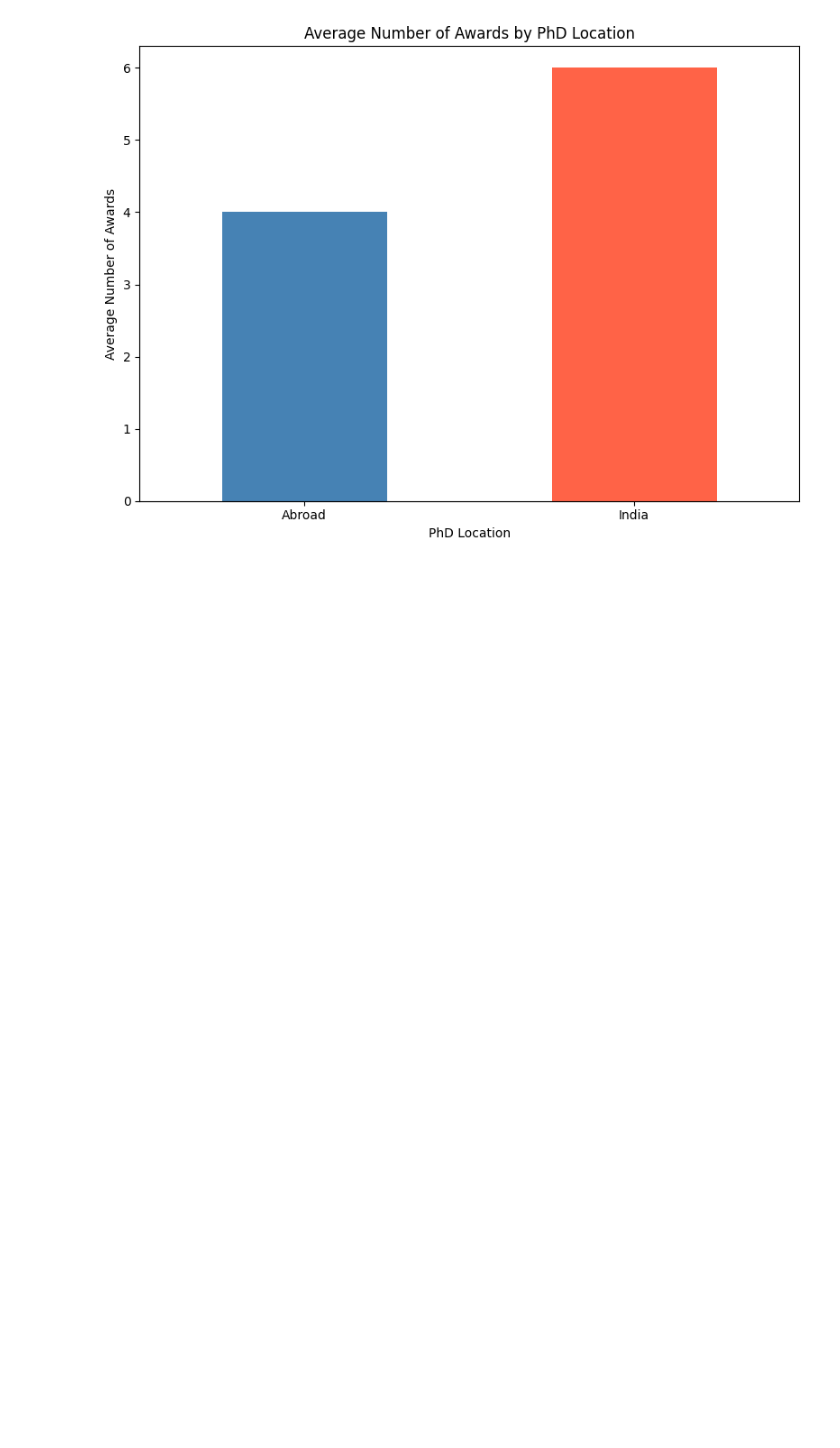
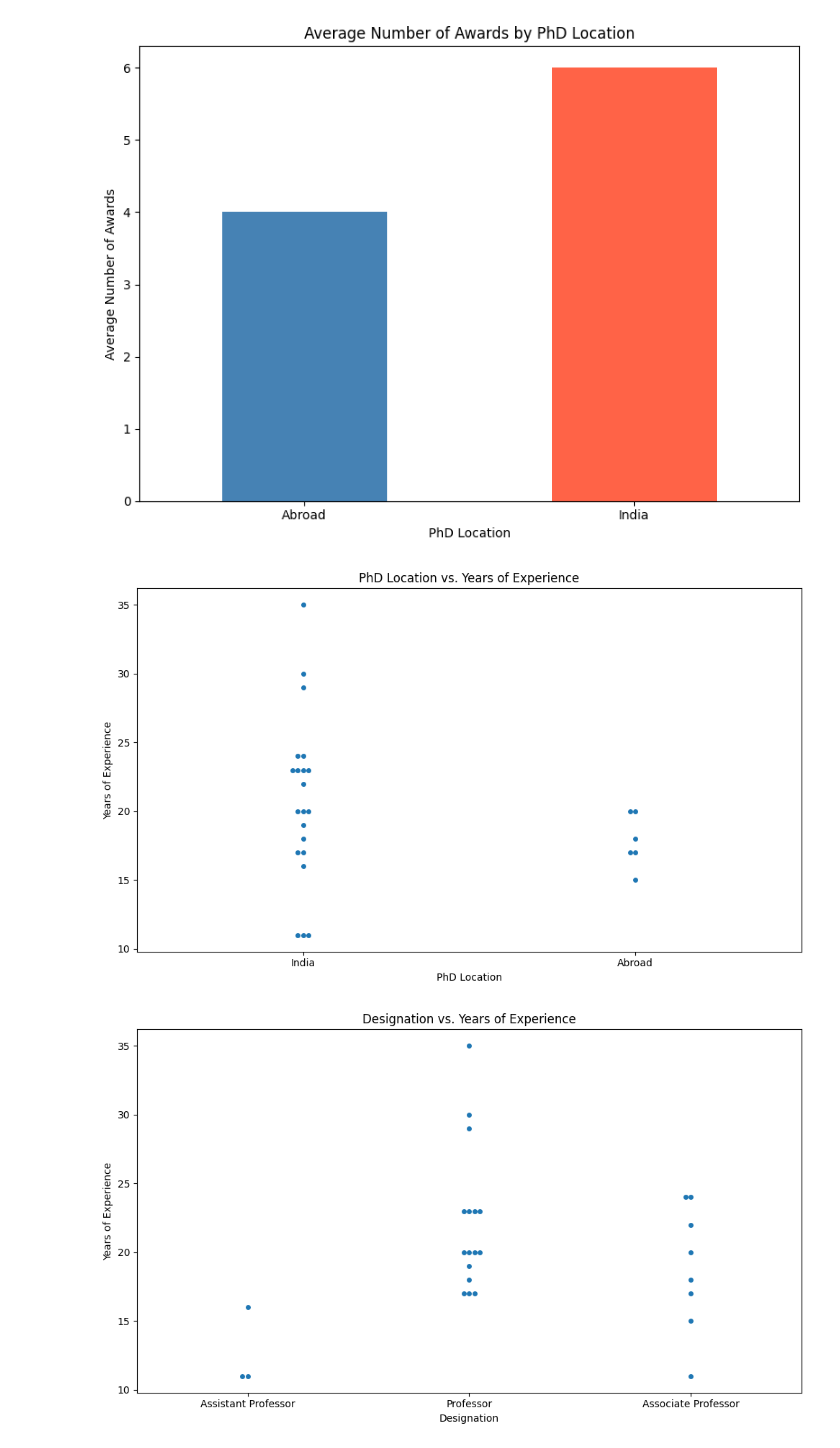
Before and after one commit to kirtikrajsp/Group12-IDC409, a Jupyter notebook: code254.ipynb, the cells around one changed output. Drawn from its saved outputs; the diff is of its cells as text; code cells hidden in the pictures; blank space fills up the shorter version.

```diff
--- a/code254.ipynb
+++ b/code254.ipynb
@@ -667,3 +667,34 @@ Bar graph saved as 'awards_by_phd_location_bar.png'
 [figure]
 [figure]
 [figure]
+# %%
+import seaborn as sns
+import matplotlib.pyplot as plt
+
+current_year = int(2025)
+df['Years_of_Experience'] = current_year - df['PhD_Year']
+
+#Ph.D. Location vs. Years of Experience (Swarm Plot)
+plt.figure(figsize=(10, 6))
+sns.swarmplot(x='PhD_Institution', y='Years_of_Experience', data=df)
+plt.title('PhD Location vs. Years of Experience')
+plt.xlabel('PhD Location')
+plt.ylabel('Years of Experience')
+plt.tight_layout()
+plt.show()
+
+
+#Designation vs. Years of Experience
+plt.figure(figsize=(10, 6))
+sns.swarmplot(x='Position_Class', y='Years_of_Experience', data=df)
+plt.title('Designation vs. Years of Experience')
+plt.xlabel('Designation')
+plt.ylabel('Years of Experience')
+plt.tight_layout()
+plt.show()
+
+
+# Ph.D. Location vs. Designation (size = Years_of_Experience) - Removed due to incompatibility with swarmplot size parameter
+# %% [output]
+[figure, added]
+[figure, added]
```
